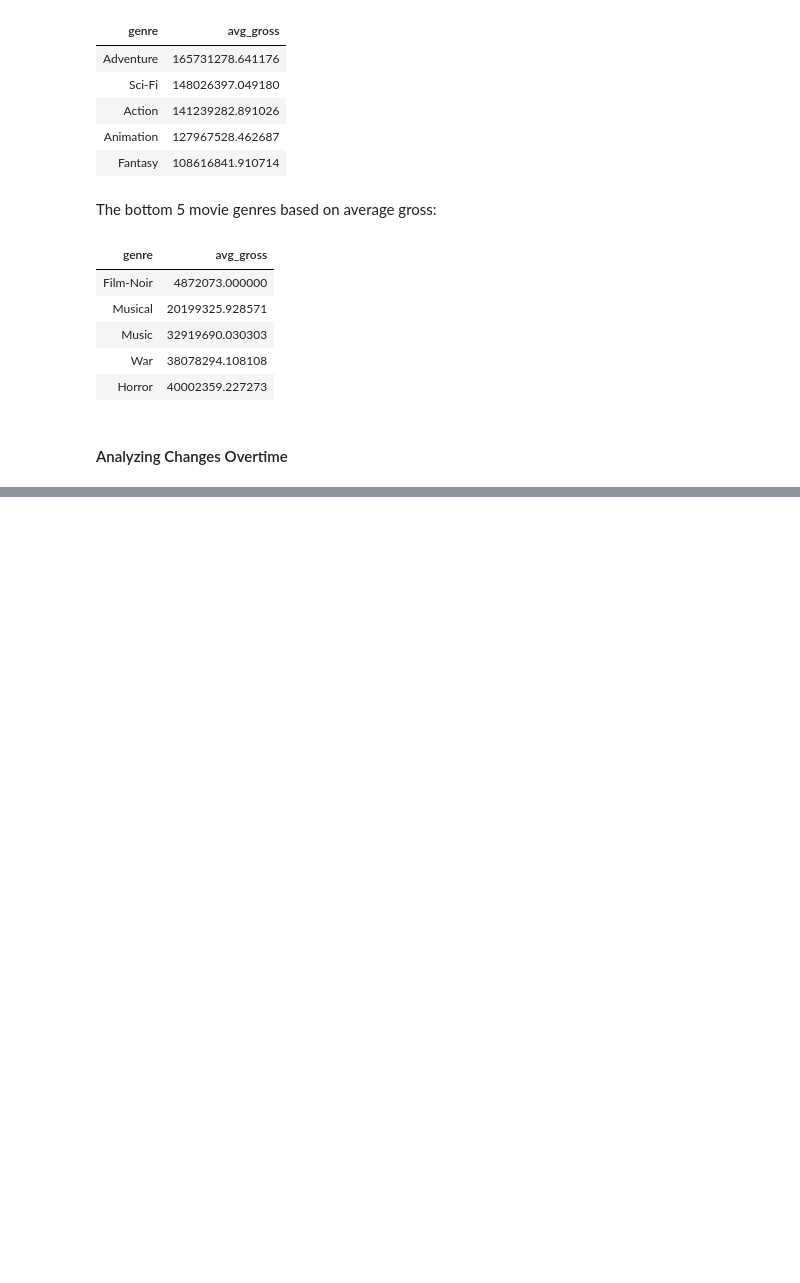
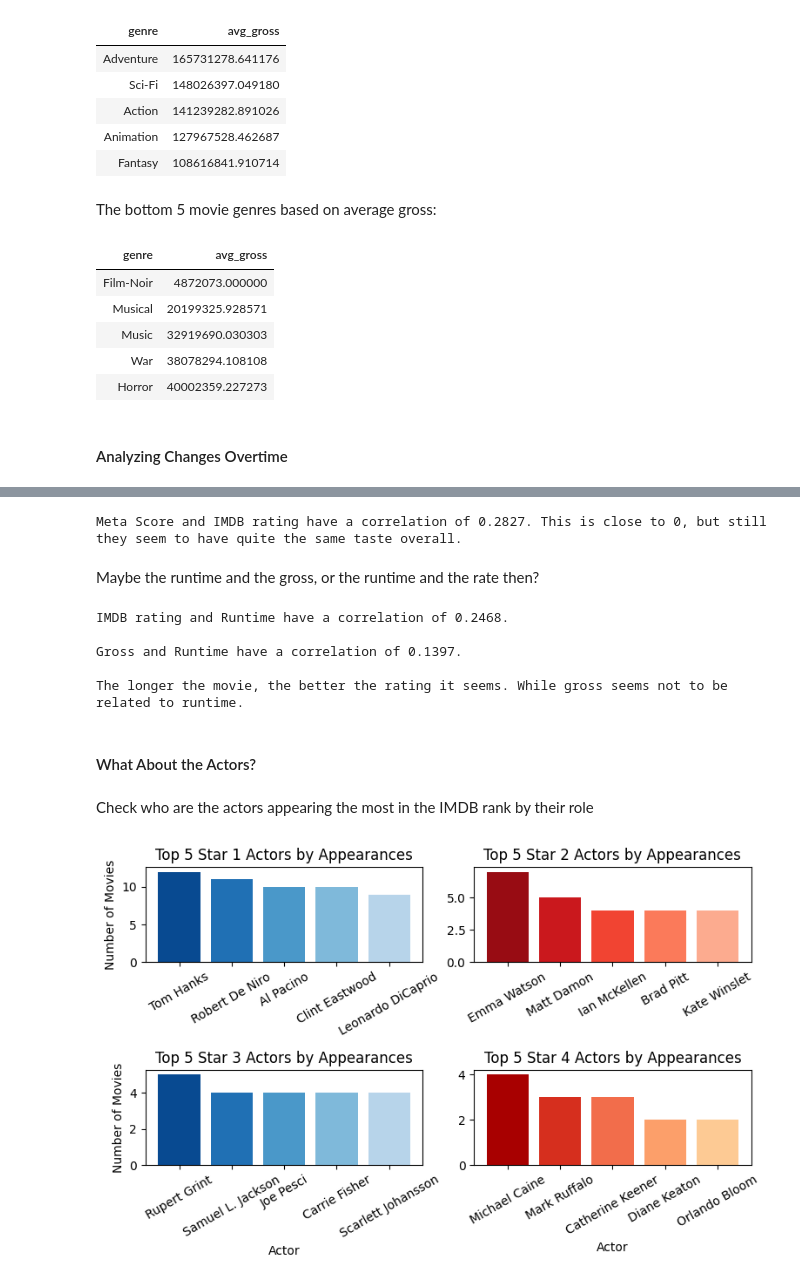
Before and after one commit to raphaeldahomay/school_da_project_m2, a Jupyter notebook: bo_da_imdb.ipynb, the cells around one changed output, grey strips where cells are left out. Cells and saved outputs as stored; diff of their text form; code cells hidden in the pictures; blank space fills up the shorter version.

```diff
--- a/bo_da_imdb.ipynb
+++ b/bo_da_imdb.ipynb
@@ -366,0 +358,59 @@ plt.show()
+# %%
+imdb_df_adj = imdb_df[['imdb_rating', 'meta_score']].dropna()
+corr = imdb_df_adj['meta_score'].corr(imdb_df_adj['imdb_rating'])
+
+print(f"Meta Score and IMDB rating have a correlation of {corr:.4}. This is close to 0, but still they seem to have quite the same taste overall.")
+# %% [output]
+Meta Score and IMDB rating have a correlation of 0.2827. This is close to 0, but still they seem to have quite the same taste overall.
+# %% [markdown]
+Maybe the runtime and the gross, or the runtime and the rate then?
+# %%
+imdb_df_adj = imdb_df[['imdb_rating', 'gross', 'runtime']].dropna()
+corr_1 = imdb_df_adj['gross'].corr(imdb_df_adj['runtime'])
+corr_2 = imdb_df_adj['imdb_rating'].corr(imdb_df_adj['runtime'])
+
+print(f"IMDB rating and Runtime have a correlation of {corr_2:.4}.\n")
+print(f"Gross and Runtime have a correlation of {corr_1:.4}.\n")
+print("The longer the movie, the better the rating it seems. While gross seems not to be related to runtime.")
+# %% [output]
+IMDB rating and Runtime have a correlation of 0.2468.
+
+Gross and Runtime have a correlation of 0.1397.
+
+The longer the movie, the better the rating it seems. While gross seems not to be related to runtime.
+# %% [markdown]
+#### What About the Actors?
+# %% [markdown]
+Check who are the actors appearing the most in the IMDB rank by their role
+# %%
+top_actors_1 = imdb_df['star1'].value_counts().head(5)
+top_actors_2 = imdb_df['star2'].value_counts().head(5)
+top_actors_3 = imdb_df['star3'].value_counts().head(5)
+top_actors_4 = imdb_df['star4'].value_counts().head(5)
+
+fig, ax = plt.subplots(2, 2, figsize=(8, 5))
+
+ax[0][0].bar(top_actors_1.index, top_actors_1.values, color=plt.cm.Blues([0.9, 0.75, 0.6, 0.45, 0.3]))
+ax[0][0].set_title("Top 5 Star 1 Actors by Appearances")
+ax[0][0].set_ylabel("Number of Movies")
+ax[0][0].tick_params(axis='x', rotation=30)
+
+ax[0][1].bar(top_actors_2.index, top_actors_2.values, color=plt.cm.Reds([0.9, 0.75, 0.6, 0.45, 0.3]))
+ax[0][1].set_title("Top 5 Star 2 Actors by Appearances")
+ax[0][1].tick_params(axis='x', rotation=30)
+
+ax[1][0].bar(top_actors_3.index, top_actors_3.values, color=plt.cm.Blues([0.9, 0.75, 0.6, 0.45, 0.3]))
+ax[1][0].set_title("Top 5 Star 3 Actors by Appearances")
+ax[1][0].set_xlabel("Actor")
+ax[1][0].set_ylabel("Number of Movies")
+ax[1][0].tick_params(axis='x', rotation=30)
+
+ax[1][1].bar(top_actors_4.index, top_actors_4.values, color=plt.cm.OrRd([0.9, 0.75, 0.6, 0.45, 0.3]))
+ax[1][1].set_title("Top 5 Star 4 Actors by Appearances")
+ax[1][1].set_xlabel("Actor")
+ax[1][1].tick_params(axis='x', rotation=30)
+
+plt.tight_layout()
+plt.show()
+# %% [output]
+[figure, added]
```
Also changed, not shown: parts of 12 cells of this notebook.
